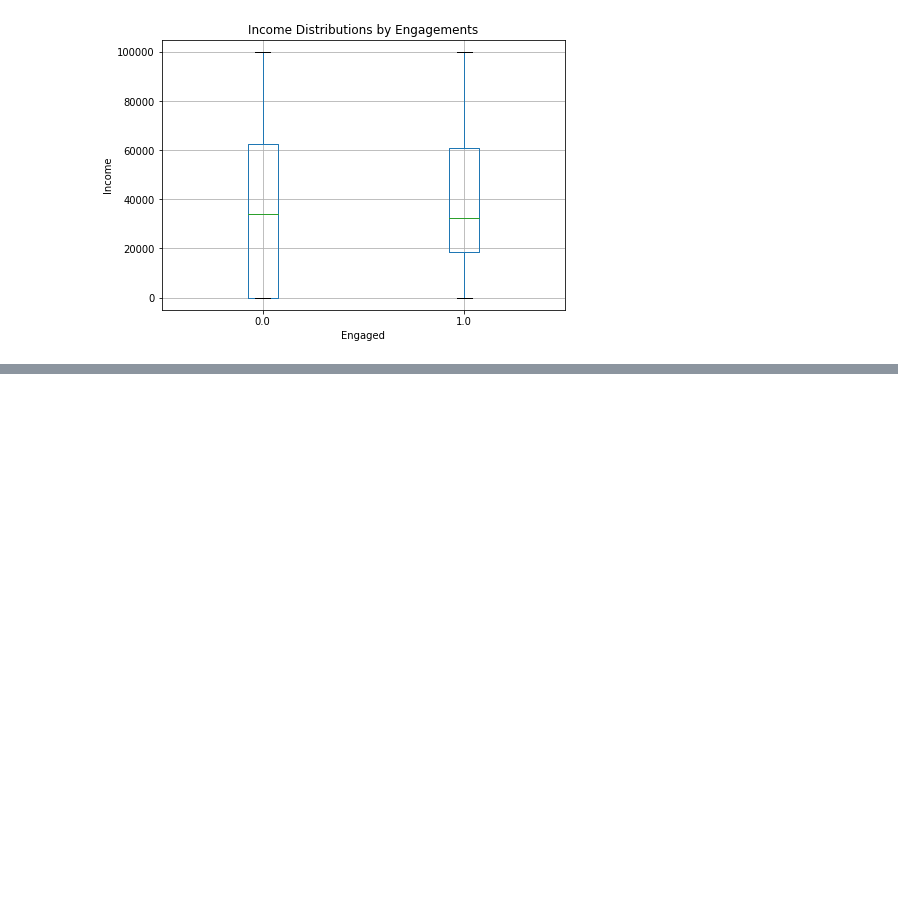
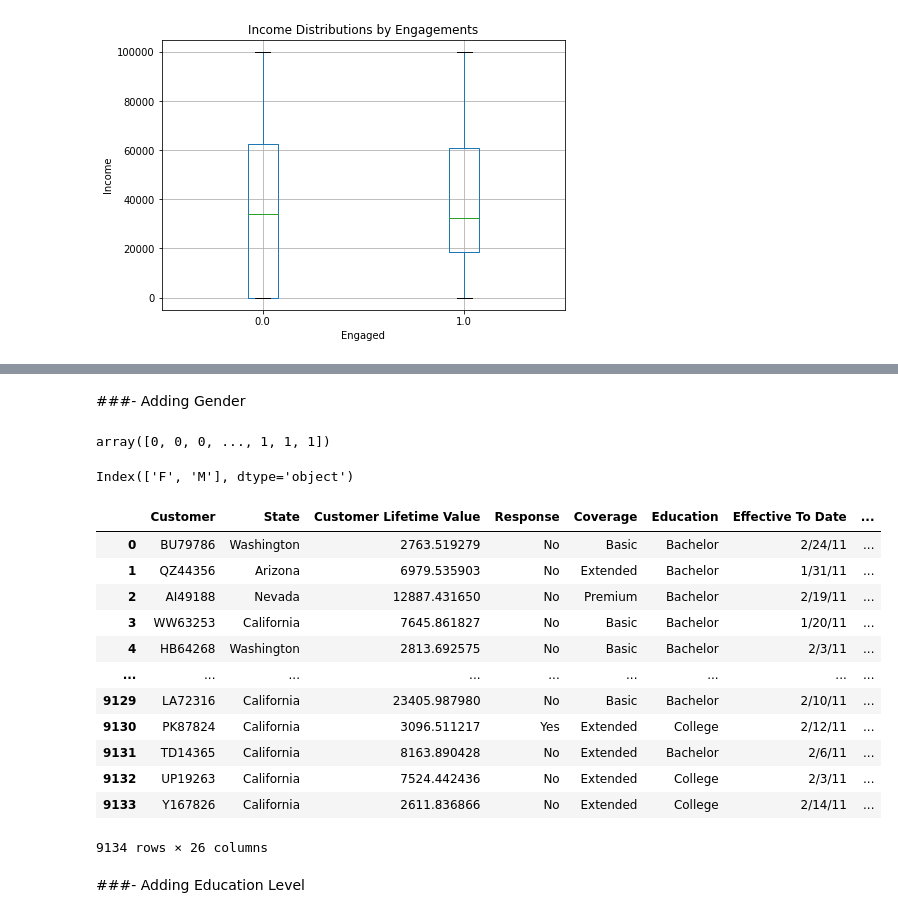
Before and after one commit to positivejmk/2021-2-practice, a Jupyter notebook: week5_practice_regression.ipynb, the cells around one changed output, grey strips where cells are left out. Cells and saved outputs as stored; diff of their text form; code cells hidden in the pictures; blank space fills up the shorter version.

```diff
--- a/week5_practice_regression.ipynb
+++ b/week5_practice_regression.ipynb
@@ -191,0 +334,31 @@ plt.show()
+# %% [markdown]
+###-  Adding Gender
+# %%
+gender_values, gender_labels = df['Gender'].factorize()
+df['GenderFactorized'] = gender_values
+# %%
+gender_values
+# %% [output]
+array([0, 0, 0, ..., 1, 1, 1])
+# %%
+gender_labels
+# %% [output]
+Index(['F', 'M'], dtype='object')
+# %%
+df
+# %% [output]
+|  | Customer | State | Customer Lifetime Value | Response | Coverage | Education | Effective To Date | ... |
+| 0 | BU79786 | Washington | 2763.519279 | No | Basic | Bachelor | 2/24/11 | ... |
+| 1 | QZ44356 | Arizona | 6979.535903 | No | Extended | Bachelor | 1/31/11 | ... |
+| 2 | AI49188 | Nevada | 12887.431650 | No | Premium | Bachelor | 2/19/11 | ... |
+| 3 | WW63253 | California | 7645.861827 | No | Basic | Bachelor | 1/20/11 | ... |
+| 4 | HB64268 | Washington | 2813.692575 | No | Basic | Bachelor | 2/3/11 | ... |
+| ... | ... | ... | ... | ... | ... | ... | ... | ... |
+| 9129 | LA72316 | California | 23405.987980 | No | Basic | Bachelor | 2/10/11 | ... |
+| 9130 | PK87824 | California | 3096.511217 | Yes | Extended | College | 2/12/11 | ... |
+| 9131 | TD14365 | California | 8163.890428 | No | Extended | Bachelor | 2/6/11 | ... |
+| 9132 | UP19263 | California | 7524.442436 | No | Extended | College | 2/3/11 | ... |
+| 9133 | Y167826 | California | 2611.836866 | No | Extended | College | 2/14/11 | ... |
+9134 rows × 26 columns
+# %% [markdown]
+###-  Adding Education Level
```
Also changed, not shown: parts of 40 cells of this notebook.
